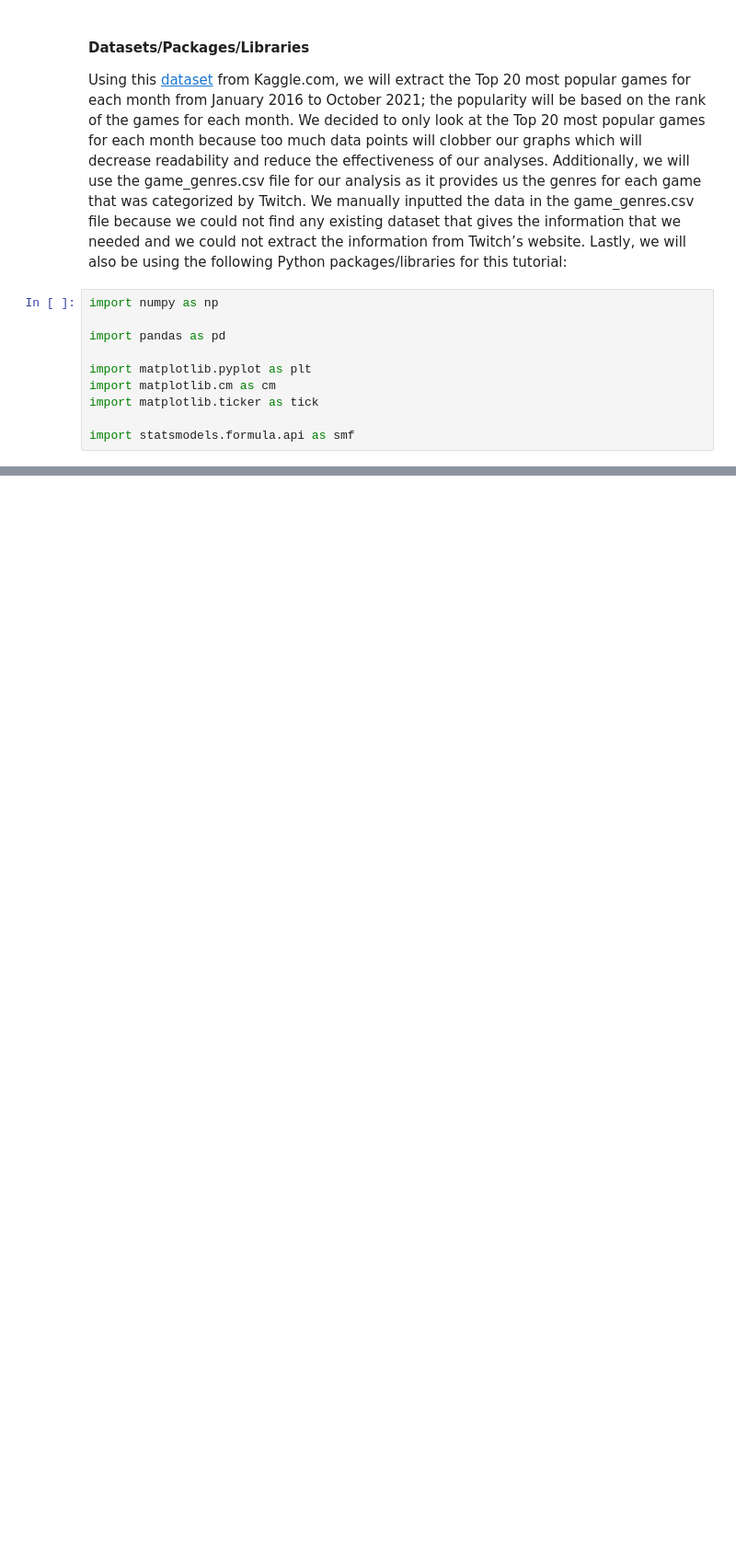
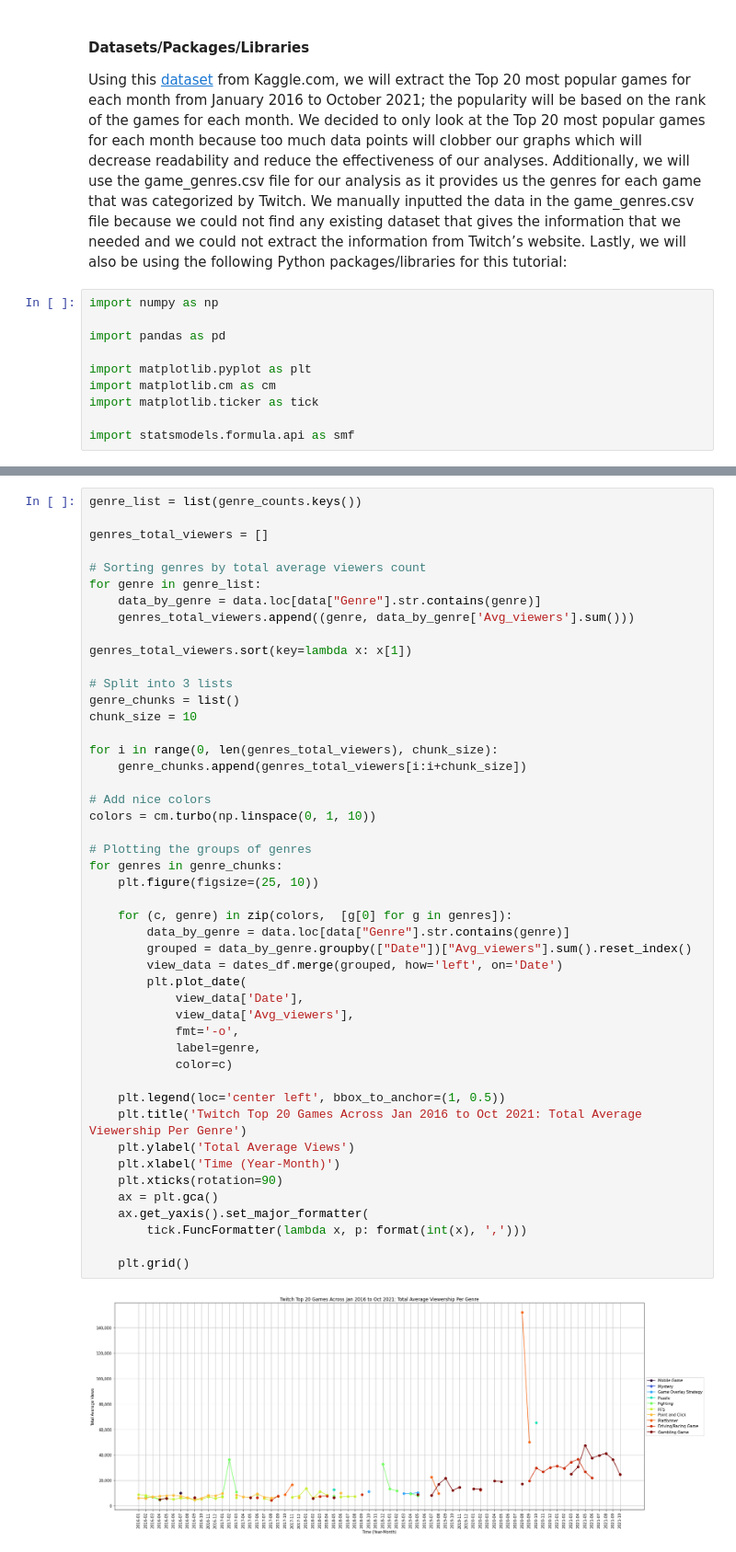
Before and after one commit to 99atran/twitch_game_trends_2016_to_2021, a Jupyter notebook: tutorial.ipynb, the cells around one changed output, grey strips where cells are left out. Shown at 92% size. Cells and saved outputs as stored; diff of their text form; blank space fills up the shorter version.

```diff
--- a/tutorial.ipynb
+++ b/tutorial.ipynb
@@ -453,0 +200,49 @@ our analysis shows that you should play these genres.
+# %%
+genre_list = list(genre_counts.keys())
+
+genres_total_viewers = []
+
+# Sorting genres by total average viewers count
+for genre in genre_list:
+    data_by_genre = data.loc[data["Genre"].str.contains(genre)]
+    genres_total_viewers.append((genre, data_by_genre['Avg_viewers'].sum()))
+
+genres_total_viewers.sort(key=lambda x: x[1])
+
+# Split into 3 lists
+genre_chunks = list()
+chunk_size = 10
+
+for i in range(0, len(genres_total_viewers), chunk_size):
+    genre_chunks.append(genres_total_viewers[i:i+chunk_size])
+
+# Add nice colors
+colors = cm.turbo(np.linspace(0, 1, 10))
+
+# Plotting the groups of genres
+for genres in genre_chunks:
+    plt.figure(figsize=(25, 10))
+
+    for (c, genre) in zip(colors,  [g[0] for g in genres]):
+        data_by_genre = data.loc[data["Genre"].str.contains(genre)]
+        grouped = data_by_genre.groupby(["Date"])["Avg_viewers"].sum().reset_index()
+        view_data = dates_df.merge(grouped, how='left', on='Date')
+        plt.plot_date(
+            view_data['Date'],
+            view_data['Avg_viewers'],
+            fmt='-o',
+            label=genre,
+            color=c)
+
+    plt.legend(loc='center left', bbox_to_anchor=(1, 0.5))
+    plt.title('Twitch Top 20 Games Across Jan 2016 to Oct 2021: Total Average Viewership Per Genre')
+    plt.ylabel('Total Average Views')
+    plt.xlabel('Time (Year-Month)')
+    plt.xticks(rotation=90)
+    ax = plt.gca()
+    ax.get_yaxis().set_major_formatter(
+        tick.FuncFormatter(lambda x, p: format(int(x), ',')))
+
+    plt.grid()
+# %% [output]
+[figure, added]
```
Also changed, not shown: parts of 43 cells of this notebook, 1 other file.
